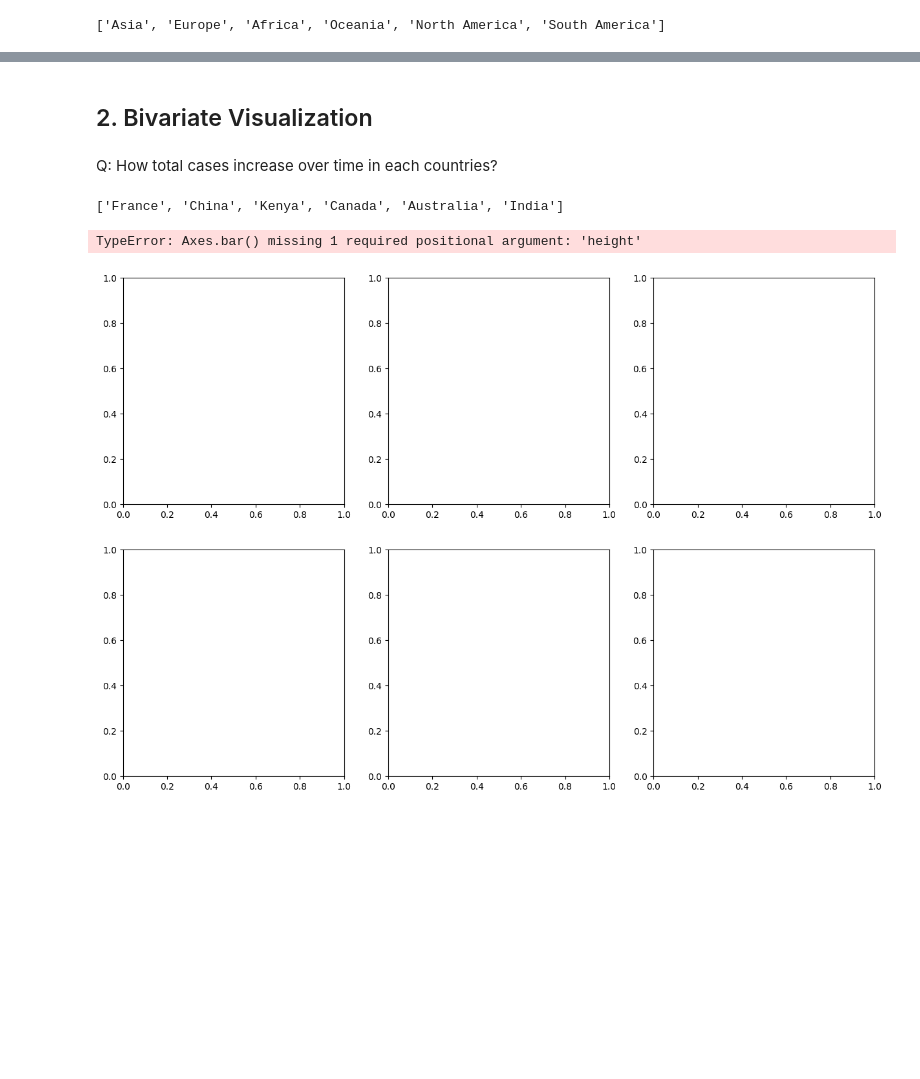
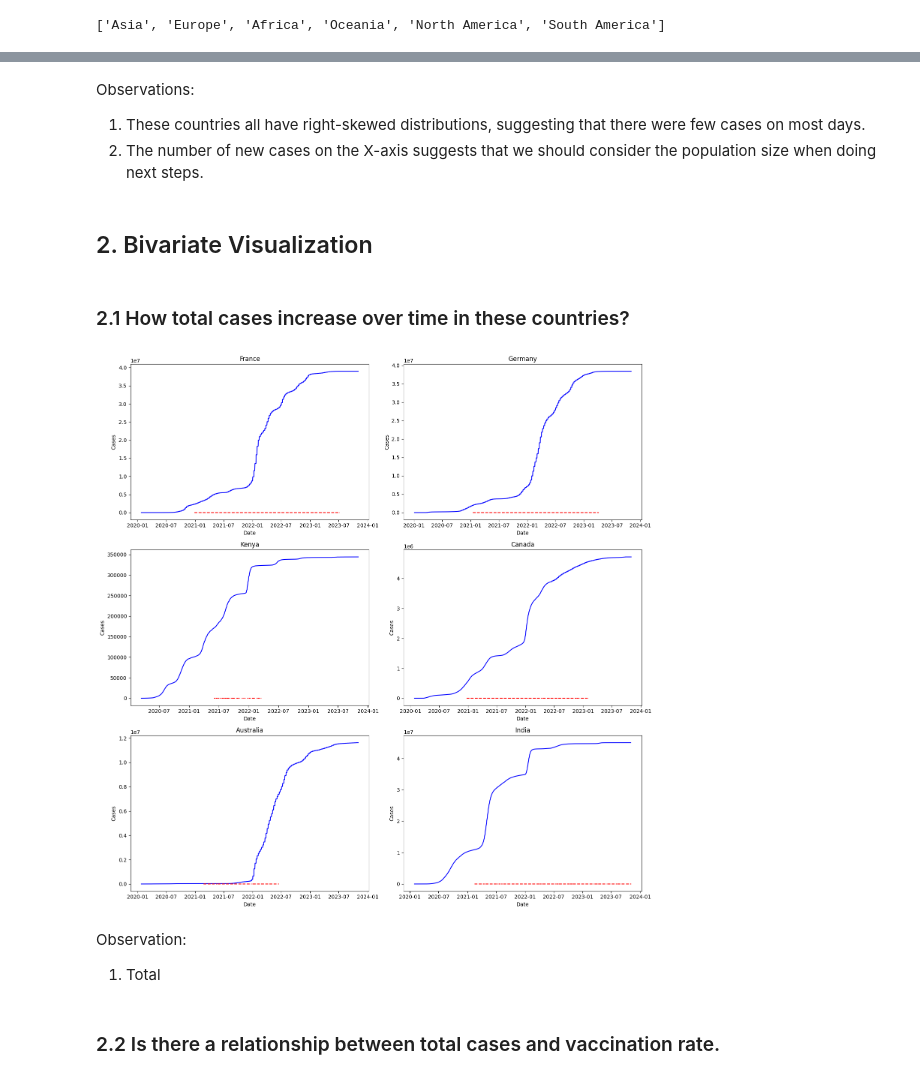
Before and after one commit to fengyu20/covid_data_analysis, a Jupyter notebook: covid_analysis.ipynb, the cells around one changed output, grey strips where cells are left out. Cells and saved outputs as stored; diff of their text form; code cells hidden in the pictures; blank space fills up the shorter version.

```diff
--- a/covid_analysis.ipynb
+++ b/covid_analysis.ipynb
@@ -110,8 +111,8 @@ continent_list
 # %%
-# histograms of new cases(smoothed) in each continent
+# histograms of new cases(smoothed) in each country
 
-def create_histograms(ax, continent_name):
-    continent_df = covid_df[covid_df['continent'] == continent_name]
+def create_histograms(ax, name):
+    continent_df = covid_df[covid_df['location'] == name]
     new_cases_smoothed = continent_df['new_cases_smoothed'].dropna()
 
     bins_sqrt = int(np.sqrt(len(new_cases_smoothed))) if len(new_cases_smoothed) > 0 else 1
@@ -120,16 +121,16 @@ def create_histograms(ax, continent_name):
     ax.hist(new_cases_smoothed, bins=bins_sqrt,color='green')
     ax.set_xlabel('New Cases(Smoothed)')
     ax.set_ylabel('Frequency')
-    ax.set_title(f'{continent_name}')
+    ax.set_title(f'{name}')
 # %%
-rows, cols = return_cols_row(continent_list)
+rows, cols = return_cols_row(target_countries_list, cols = 3)
 
 fig, axs = plt.subplots(rows, cols, figsize=(15, 5 * rows))
 
 axs = axs.flatten()
 
-for idx, continent_name in enumerate(continent_list):
-    create_histograms(axs[idx], continent_name)
+for idx, name in enumerate(target_countries_list):
+    create_histograms(axs[idx], name)
 
 for j in range(idx + 1, rows * cols):
     axs[j].set_visible(False)
@@ -141,29 +142,24 @@ plt.show()
+# %% [markdown]
+Observations:
+
+1. These countries all have right-skewed distributions, suggesting that there were few cases on most days.
+2. The number of new cases on the X-axis suggests that we should consider the population size when doing next steps.
 # %% [markdown]
 ## 2. Bivariate Visualization
 # %% [markdown]
-Q: How total cases increase over time in each countries?
+### 2.1 How total cases increase over time in these countries?
-# %%
-countries_list = covid_df['location'].dropna().unique().tolist()
-len(countries_list)
-
-# as there are 255 countries, it would be better if we focus on several countries
-target_countries_list = ['France','China','Kenya','Canada','Australia','India']
-target_countries_list
-# %% [output]
-['France', 'China', 'Kenya', 'Canada', 'Australia', 'India']
 # %%
-# histograms of new cases(smoothed) in each continent
 
-def create_barplots_total_cases(ax, country_name):
-    country_df = covid_df[covid_df['location'] == country_name]
-    total_cases = country_df['total_cases'].dropna()
+def create_lineplot_cases(ax, country_name):
+    country_df = covid_df[covid_df['location'] == country_name].copy()
     country_df['date'] = pd.to_datetime(country_df['date'])
 
+    ax.plot(country_df['date'], country_df['total_cases'], label='Total Cases', color='blue', linestyle='-')
+    ax.plot(country_df['date'], country_df['people_fully_vaccinated_per_hundred'], label='New Cases', color='red', linestyle='--')
 
-    ax.bar(total_cases, bins=bins_sqrt,color='green')
-    ax.set_xlabel('New Cases(Smoothed)')
-    ax.set_ylabel('Frequency')
-    ax.set_title(f'{continent_name}')
+    ax.set_xlabel('Date')
+    ax.set_ylabel('Cases')
+    ax.set_title(f'{country_name}')
 # %%
 def create_plots(list_name, plot_function, cols = 4):
     rows, cols = return_cols_row(list_name, cols)
@@ -181,7 +177,11 @@ def create_plots(list_name, plot_function, cols = 4):
     plt.tight_layout()
     plt.show()
 # %%
-create_plots(target_countries_list, create_barplots_total_cases, cols =3 )
+create_plots(target_countries_list, create_lineplot_cases, cols = 2 )
 # %% [output]
-TypeError: Axes.bar() missing 1 required positional argument: 'height'
-[figure, old version]
+[figure, new version]
+# %% [markdown]
+Observation:
+1. Total
+# %% [markdown]
+### 2.2 Is there a relationship between total cases and vaccination rate.
```
Also changed, not shown: parts of 14 cells of this notebook.
